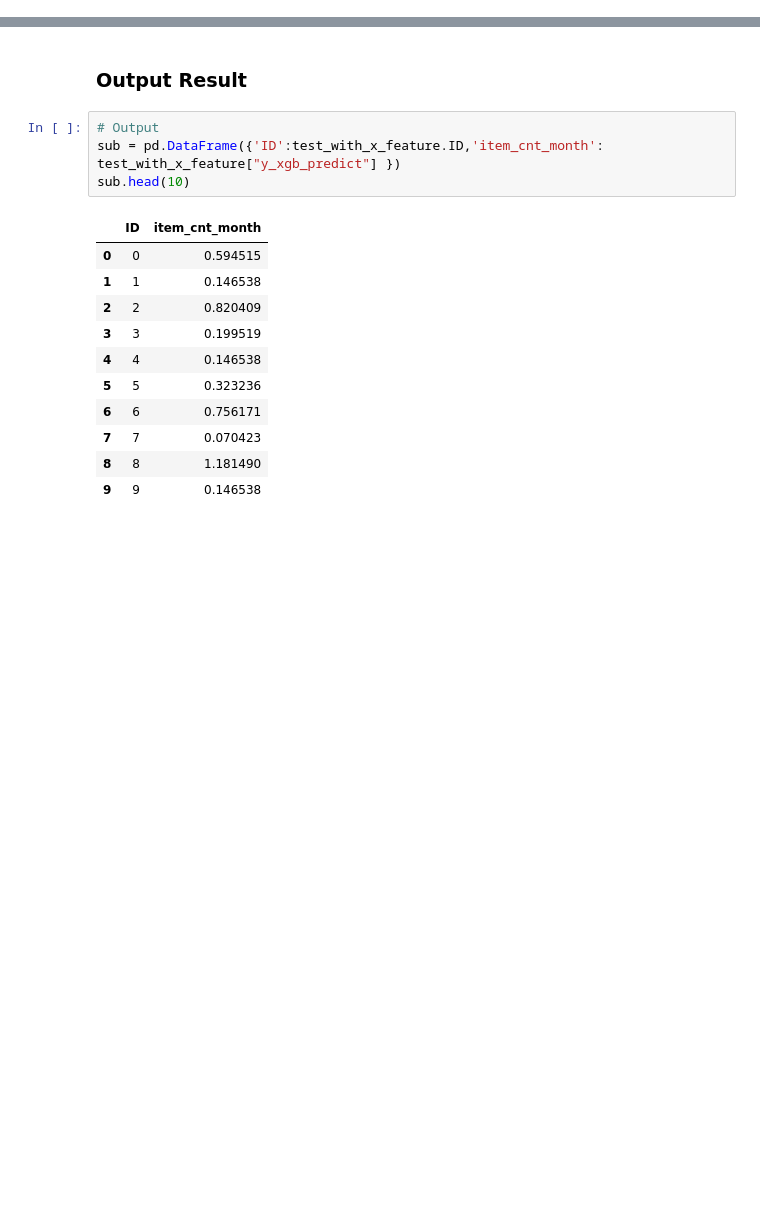
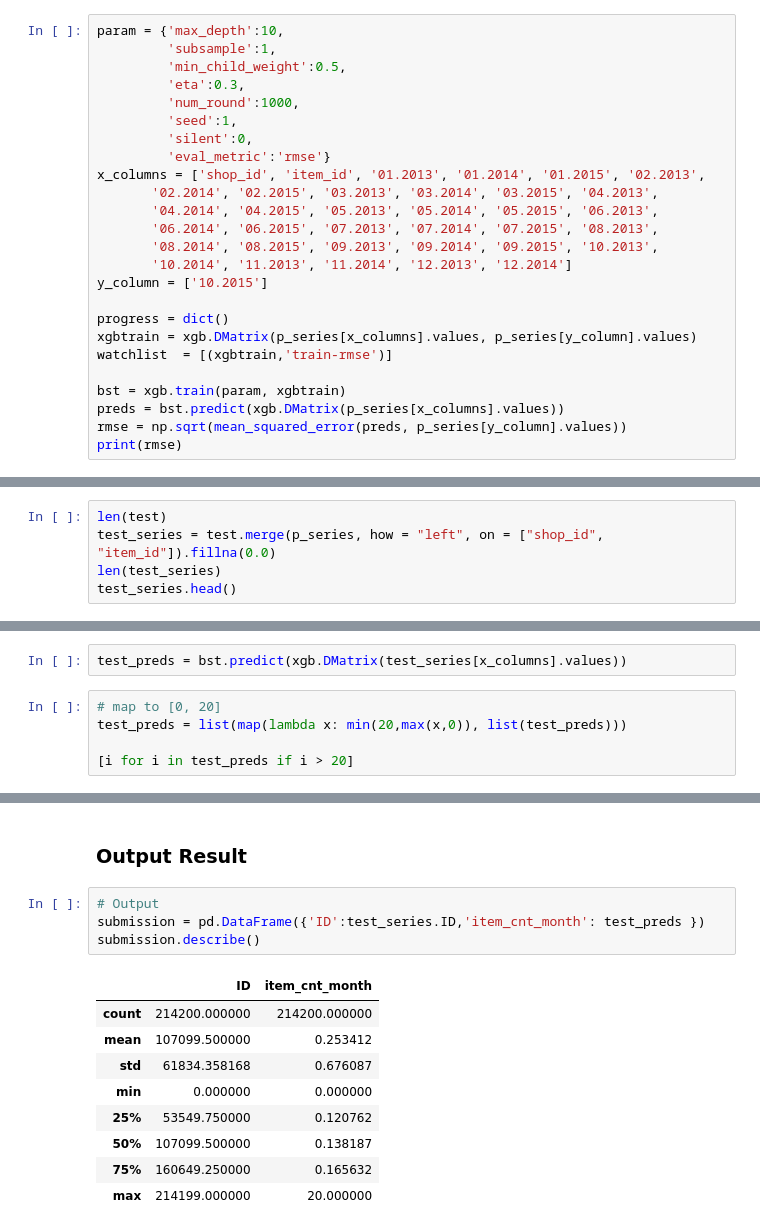
Before and after one commit to kkchuchu/kkchuchu.mushroom, a Jupyter notebook: kaggle/predict_future_sales/Predict Future Sales.ipynb, the cells around one changed output, grey strips where cells are left out. Cells and saved outputs as stored; diff of their text form; blank space fills up the shorter version.

```diff
--- a/kaggle/predict_future_sales/Predict Future Sales.ipynb
+++ b/kaggle/predict_future_sales/Predict Future Sales.ipynb
@@ -305,0 +239,25 @@ x_column = list(set(p_series.columns) - set(id_) - set(y_column))
+# %%
+param = {'max_depth':10,
+         'subsample':1,
+         'min_child_weight':0.5,
+         'eta':0.3,
+         'num_round':1000,
+         'seed':1,
+         'silent':0,
+         'eval_metric':'rmse'}
+x_columns = ['shop_id', 'item_id', '01.2013', '01.2014', '01.2015', '02.2013',
+       '02.2014', '02.2015', '03.2013', '03.2014', '03.2015', '04.2013',
+       '04.2014', '04.2015', '05.2013', '05.2014', '05.2015', '06.2013',
+       '06.2014', '06.2015', '07.2013', '07.2014', '07.2015', '08.2013',
+       '08.2014', '08.2015', '09.2013', '09.2014', '09.2015', '10.2013',
+       '10.2014', '11.2013', '11.2014', '12.2013', '12.2014']
+y_column = ['10.2015']
+
+progress = dict()
+xgbtrain = xgb.DMatrix(p_series[x_columns].values, p_series[y_column].values)
+watchlist  = [(xgbtrain,'train-rmse')]
+
+bst = xgb.train(param, xgbtrain)
+preds = bst.predict(xgb.DMatrix(p_series[x_columns].values))
+rmse = np.sqrt(mean_squared_error(preds, p_series[y_column].values))
+print(rmse)
@@ -409,0 +290,5 @@ array([ 0.45950845,  0.0509274 ,  0.90724134, ...,  0.01143768,
+# %%
+len(test)
+test_series = test.merge(p_series, how = "left", on = ["shop_id", "item_id"]).fillna(0.0)
+len(test_series)
+test_series.head()
@@ -409,0 +304,7 @@ array([ 0.45950845,  0.0509274 ,  0.90724134, ...,  0.01143768,
+# %%
+test_preds = bst.predict(xgb.DMatrix(test_series[x_columns].values))
+# %%
+# map to [0, 20]
+test_preds = list(map(lambda x: min(20,max(x,0)), list(test_preds)))
+
+[i for i in test_preds if i > 20]
@@ -413,19 +316,17 @@ array([ 0.45950845,  0.0509274 ,  0.90724134, ...,  0.01143768,
 ### Output Result
 # %%
 # Output
-sub = pd.DataFrame({'ID':test_with_x_feature.ID,'item_cnt_month': test_with_x_feature["y_xgb_predict"] })
-sub.head(10)
+submission = pd.DataFrame({'ID':test_series.ID,'item_cnt_month': test_preds })
+submission.describe()
 # %% [output]
 |  | ID | item_cnt_month |
-| 0 | 0 | 0.594515 |
-| 1 | 1 | 0.146538 |
-| 2 | 2 | 0.820409 |
-| 3 | 3 | 0.199519 |
-| 4 | 4 | 0.146538 |
-| 5 | 5 | 0.323236 |
-| 6 | 6 | 0.756171 |
-| 7 | 7 | 0.070423 |
-| 8 | 8 | 1.181490 |
-| 9 | 9 | 0.146538 |
+| count | 214200.000000 | 214200.000000 |
+| mean | 107099.500000 | 0.253412 |
+| std | 61834.358168 | 0.676087 |
+| min | 0.000000 | 0.000000 |
+| 25% | 53549.750000 | 0.120762 |
+| 50% | 107099.500000 | 0.138187 |
+| 75% | 160649.250000 | 0.165632 |
+| max | 214199.000000 | 20.000000 |
 # %%
 # sub['ID'] = sub['ID'].apply(int)
```
Also changed, not shown: parts of 30 cells of this notebook, 3 other files.
